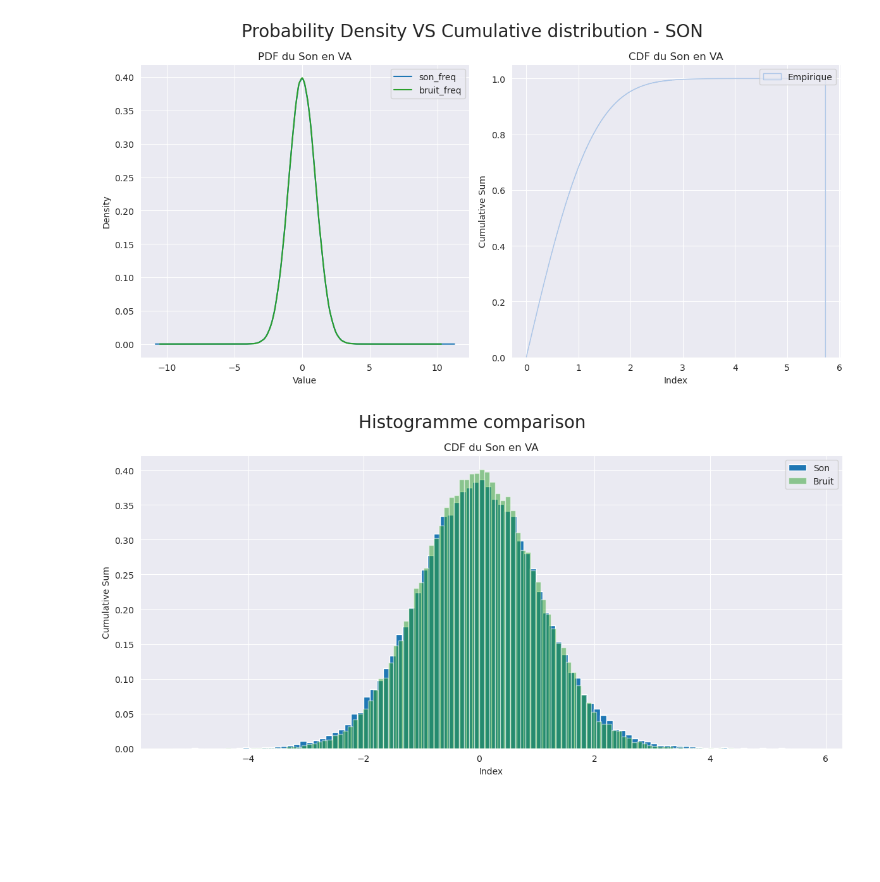
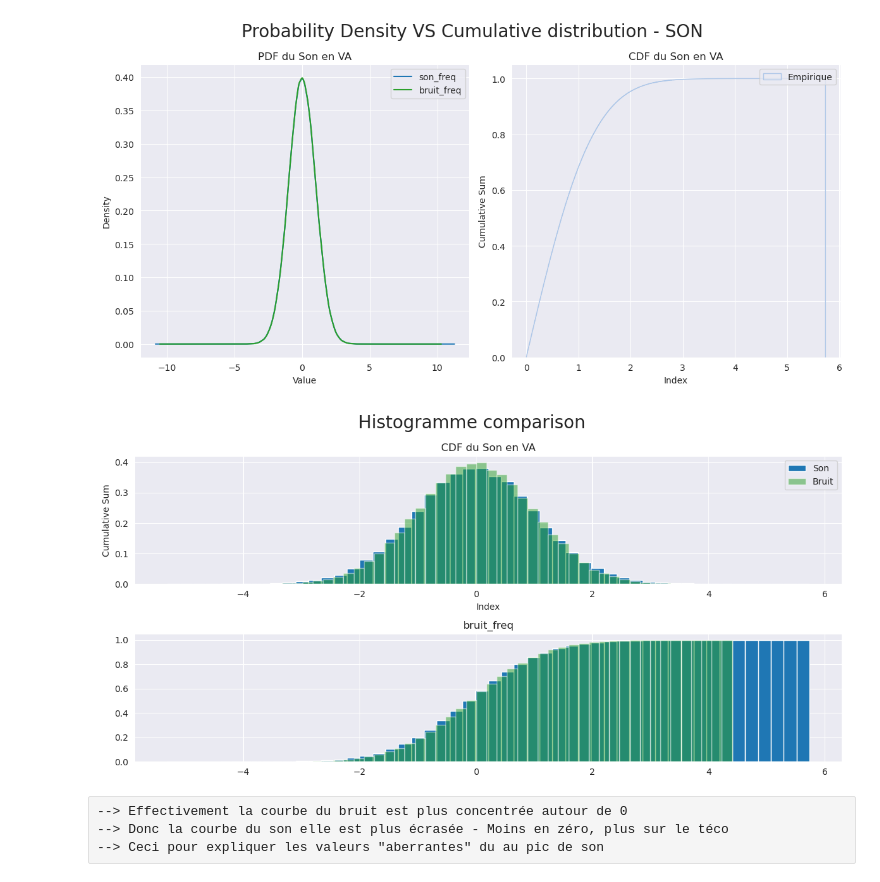
Before and after one commit to ManuLabricole/CDN-Statistique, a Jupyter notebook: 2-Test-d_hypotheses/test_hypothese_perso.ipynb, the cells around one changed output. Saved outputs shown, nothing was run; the diff lists cells and outputs as text; code cells hidden in the pictures; blank space fills up the shorter version.

```diff
--- a/2-Test-d_hypotheses/test_hypothese_perso.ipynb
+++ b/2-Test-d_hypotheses/test_hypothese_perso.ipynb
@@ -481,38 +481,64 @@ plt.show()
 # %% [output]
 [figure]
 # %%
-fig, ax = plt.subplots(1, 1, figsize=(12, 6))
+fig, ax = plt.subplots(2, 1, figsize=(12, 6))
 
 fig.suptitle("Histogramme comparison", fontsize=20)
 sns.set_style("darkgrid")
 
+bins_size=50
+
 # plot the probability density on the right axis
 df_son.loc[10:11].hist(
-    ax=ax,
-    bins=100,
+    ax=ax[0],
+    bins=bins_size,
     density=True,
     color=colors[0],
     alpha=1,
     label="Son"
 )
 df_bruit.loc[10:11].hist(
-    ax=ax,
-    bins=100,
+    ax=ax[0],
+    bins=bins_size,
     density=True,
     color=colors[4],
     alpha=0.5,
     label="Bruit"
 )
 
+# plot the probability density on the right axis
+df_son.loc[10:11].hist(
+    ax=ax[1],
+    bins=bins_size,
+    density=True,
+    cumulative=1,
+    color=colors[0],
+    alpha=1,
+    label="Son"
+)
+df_bruit.loc[10:11].hist(
+    ax=ax[1],
+    bins=bins_size,
+    density=True,
+    cumulative=1,
+    color=colors[4],
+    alpha=0.5,
+    label="Bruit"
+)
 
-ax.set_title('CDF du Son en VA')
-ax.set_xlabel('Index')
-ax.set_ylabel('Cumulative Sum')
-ax.legend()
+
+ax[0].set_title('CDF du Son en VA')
+ax[0].set_xlabel('Index')
+ax[0].set_ylabel('Cumulative Sum')
+ax[0].legend()
 
 
 # adjust the layout and display the plot
 plt.tight_layout()
 plt.show()
 # %% [output]
-[figure, old version]
+[figure, new version]
+# %% [raw]
+--> Effectivement la courbe du bruit est plus concentrée autour de 0
+--> Donc la courbe du son elle est plus écrasée - Moins en zéro, plus sur le téco
+--> Ceci pour expliquer les valeurs "aberrantes" du au pic de son
```
